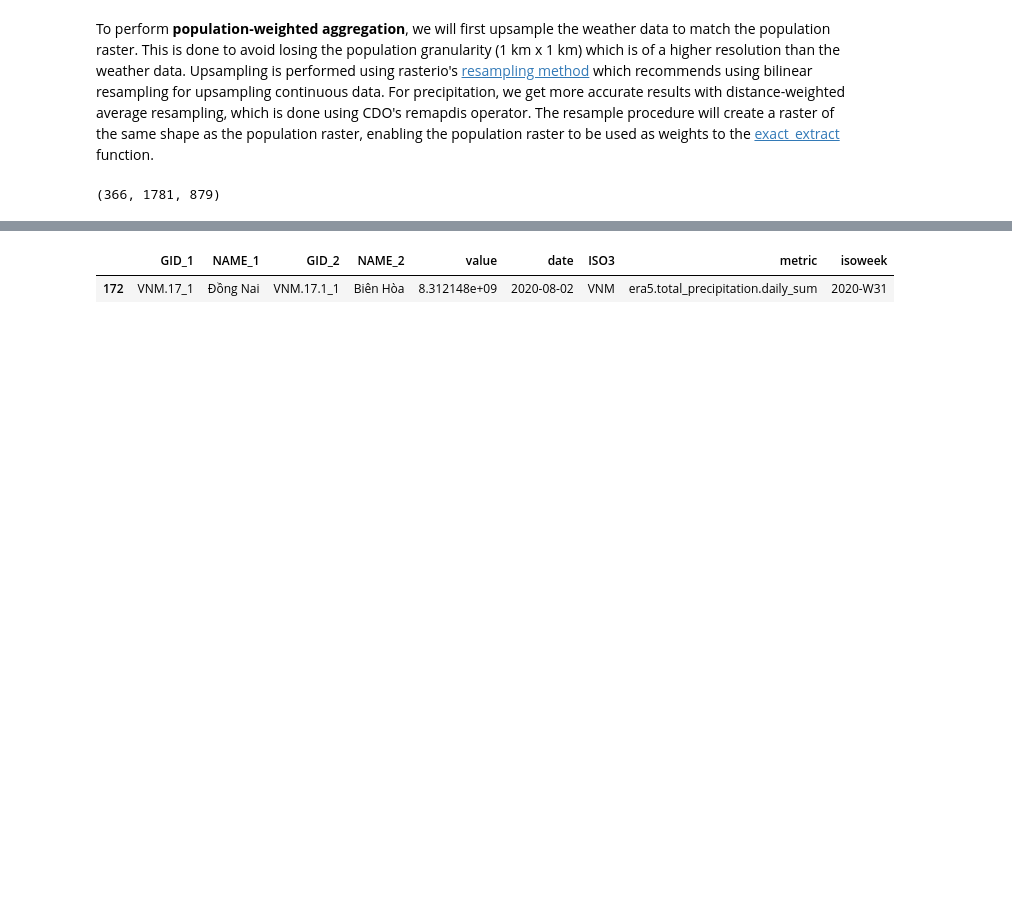
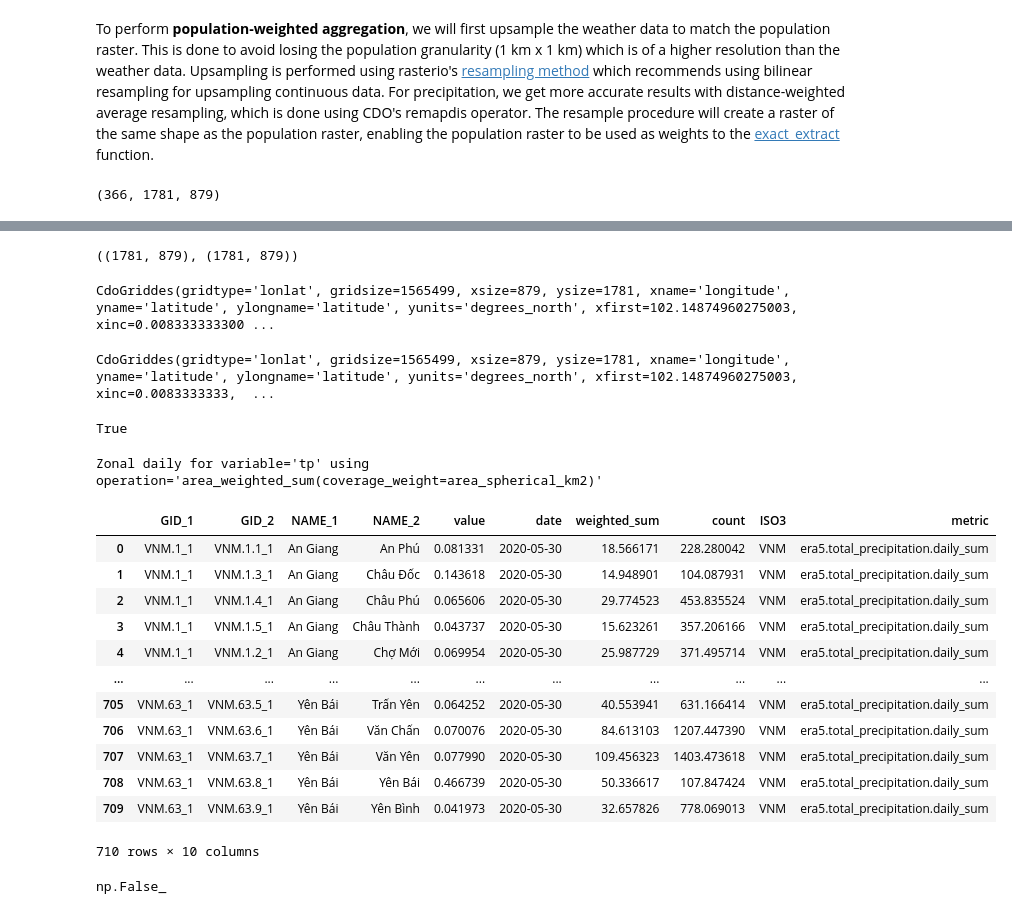
Before and after one commit to kraemer-lab/geoglue, a Jupyter notebook: notebooks/total_precipitation.ipynb, the cells around one changed output, grey strips where cells are left out. Saved outputs shown, nothing was run; the diff lists cells and outputs as text; code cells hidden in the pictures; blank space fills up the shorter version.

```diff
--- a/notebooks/total_precipitation.ipynb
+++ b/notebooks/total_precipitation.ipynb
@@ -151,5 +115,39 @@ weekly.filename
-# %%
-ds.data[ds.data.value == ds.data.value.max()]
-# %% [output]
-|  | GID_1 | NAME_1 | GID_2 | NAME_2 | value | date | ISO3 | metric | isoweek |
-| 172 | VNM.17_1 | Đồng Nai | VNM.17.1_1 | Biên Hòa | 8.312148e+09 | 2020-08-02 | VNM | era5.total_precipitation.daily_sum | 2020-W31 |
+# %%
+rast = MemoryRaster.from_xarray(era5["tp"].isel(valid_time=T))
+rast.shape, VNM.population_raster(2020).shape
+# %% [output]
+((1781, 879), (1781, 879))
+# %%
+rast.griddes
+# %% [output]
+CdoGriddes(gridtype='lonlat', gridsize=1565499, xsize=879, ysize=1781, xname='longitude', yname='latitude', ylongname='latitude', yunits='degrees_north', xfirst=102.14874960275003, xinc=0.008333333300 ...
+# %%
+population.griddes
+# %% [output]
+CdoGriddes(gridtype='lonlat', gridsize=1565499, xsize=879, ysize=1781, xname='longitude', yname='latitude', ylongname='latitude', yunits='degrees_north', xfirst=102.14874960275003, xinc=0.0083333333,  ...
+# %%
+population.griddes.approx_equal(rast.griddes)
+# %% [output]
+True
+# %%
+df = era5.zonal_daily("tp", "area_weighted_sum", min_date=date, max_date=date)
+df
+# %% [output]
+Zonal daily for variable='tp' using operation='area_weighted_sum(coverage_weight=area_spherical_km2)'
+|  | GID_1 | GID_2 | NAME_1 | NAME_2 | value | date | weighted_sum | count | ISO3 | metric |
+| 0 | VNM.1_1 | VNM.1.1_1 | An Giang | An Phú | 0.081331 | 2020-05-30 | 18.566171 | 228.280042 | VNM | era5.total_precipitation.daily_sum |
+| 1 | VNM.1_1 | VNM.1.3_1 | An Giang | Châu Đốc | 0.143618 | 2020-05-30 | 14.948901 | 104.087931 | VNM | era5.total_precipitation.daily_sum |
+| 2 | VNM.1_1 | VNM.1.4_1 | An Giang | Châu Phú | 0.065606 | 2020-05-30 | 29.774523 | 453.835524 | VNM | era5.total_precipitation.daily_sum |
+| 3 | VNM.1_1 | VNM.1.5_1 | An Giang | Châu Thành | 0.043737 | 2020-05-30 | 15.623261 | 357.206166 | VNM | era5.total_precipitation.daily_sum |
+| 4 | VNM.1_1 | VNM.1.2_1 | An Giang | Chợ Mới | 0.069954 | 2020-05-30 | 25.987729 | 371.495714 | VNM | era5.total_precipitation.daily_sum |
+| ... | ... | ... | ... | ... | ... | ... | ... | ... | ... | ... |
+| 705 | VNM.63_1 | VNM.63.5_1 | Yên Bái | Trấn Yên | 0.064252 | 2020-05-30 | 40.553941 | 631.166414 | VNM | era5.total_precipitation.daily_sum |
+| 706 | VNM.63_1 | VNM.63.6_1 | Yên Bái | Văn Chấn | 0.070076 | 2020-05-30 | 84.613103 | 1207.447390 | VNM | era5.total_precipitation.daily_sum |
+| 707 | VNM.63_1 | VNM.63.7_1 | Yên Bái | Văn Yên | 0.077990 | 2020-05-30 | 109.456323 | 1403.473618 | VNM | era5.total_precipitation.daily_sum |
+| 708 | VNM.63_1 | VNM.63.8_1 | Yên Bái | Yên Bái | 0.466739 | 2020-05-30 | 50.336617 | 107.847424 | VNM | era5.total_precipitation.daily_sum |
+| 709 | VNM.63_1 | VNM.63.9_1 | Yên Bái | Yên Bình | 0.041973 | 2020-05-30 | 32.657826 | 778.069013 | VNM | era5.total_precipitation.daily_sum |
+710 rows × 10 columns
+# %%
+df["value"].isna().any()
+# %% [output]
+np.False_
```
Also changed, not shown: parts of 16 cells of this notebook.
